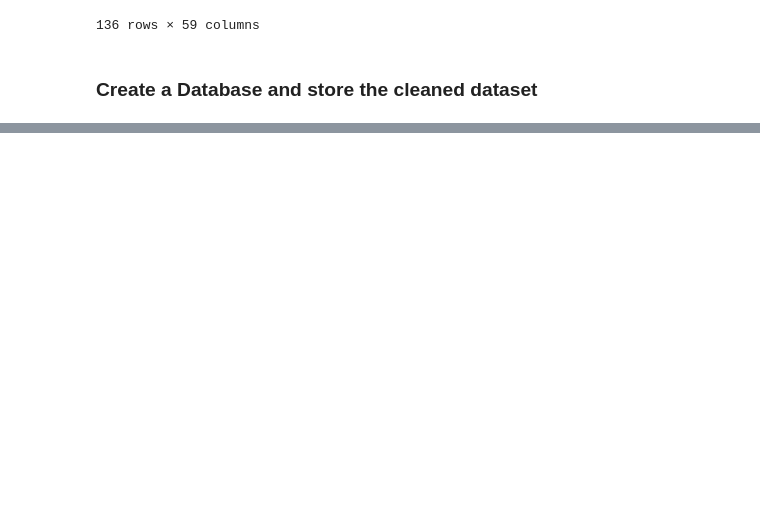
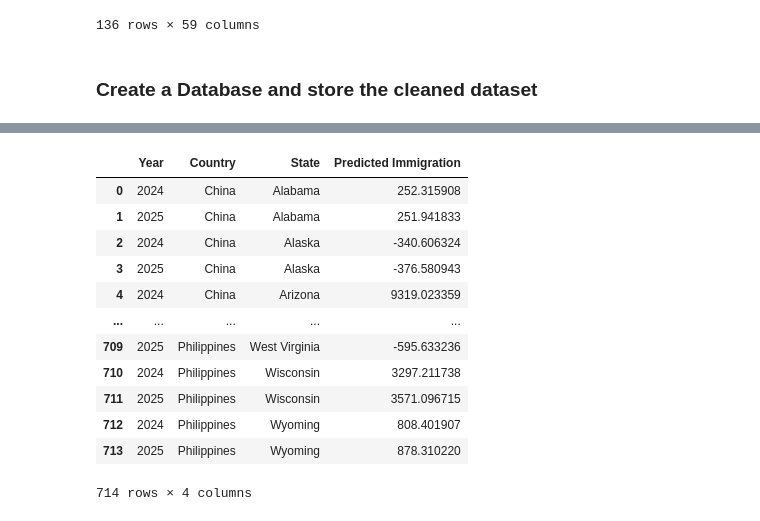
Before and after one commit to ehsanshahrabi/project4-us-immigration, a Jupyter notebook: Linear_Regression_regressors.ipynb, the cells around one changed output, grey strips where cells are left out. Saved outputs shown, nothing was run; the diff lists cells and outputs as text; code cells hidden in the pictures; blank space fills up the shorter version.

```diff
--- a/Linear_Regression_regressors.ipynb
+++ b/Linear_Regression_regressors.ipynb
@@ -289,8 +289,16 @@ for country in country_names:
 
         # Then merge the result with regressor_by_state
         df_merged = pd.merge(df_merged1, regressor_by_state, on="Year", how="left")
+        def set_covid(row):
+            if row["Year"] in [2020, 2021]:
+                return 1
+            else:
+                return 0
 
+        # Add the Covid column using the apply method
+        df_merged["Covid"] = df_merged.apply(set_covid, axis=1)
 
+        print(df_merged)
         # LINEAR REGRESSION
 
         # Handle NaN values in the DataFrame
@@ -372,3 +586,19 @@ for country in country_names:
+# %%
+df_predictions
+# %% [output]
+|  | Year | Country | State | Predicted Immigration |
+| 0 | 2024 | China | Alabama | 252.315908 |
+| 1 | 2025 | China | Alabama | 251.941833 |
+| 2 | 2024 | China | Alaska | -340.606324 |
+| 3 | 2025 | China | Alaska | -376.580943 |
+| 4 | 2024 | China | Arizona | 9319.023359 |
+| ... | ... | ... | ... | ... |
+| 709 | 2025 | Philippines | West Virginia | -595.633236 |
+| 710 | 2024 | Philippines | Wisconsin | 3297.211738 |
+| 711 | 2025 | Philippines | Wisconsin | 3571.096715 |
+| 712 | 2024 | Philippines | Wyoming | 808.401907 |
+| 713 | 2025 | Philippines | Wyoming | 878.310220 |
+714 rows × 4 columns
 # %%
 
 df_predictions.to_csv("Output/Linear_Regression_predictions.csv", index=False)
```
Also changed, not shown: parts of 1 cell of this notebook.
